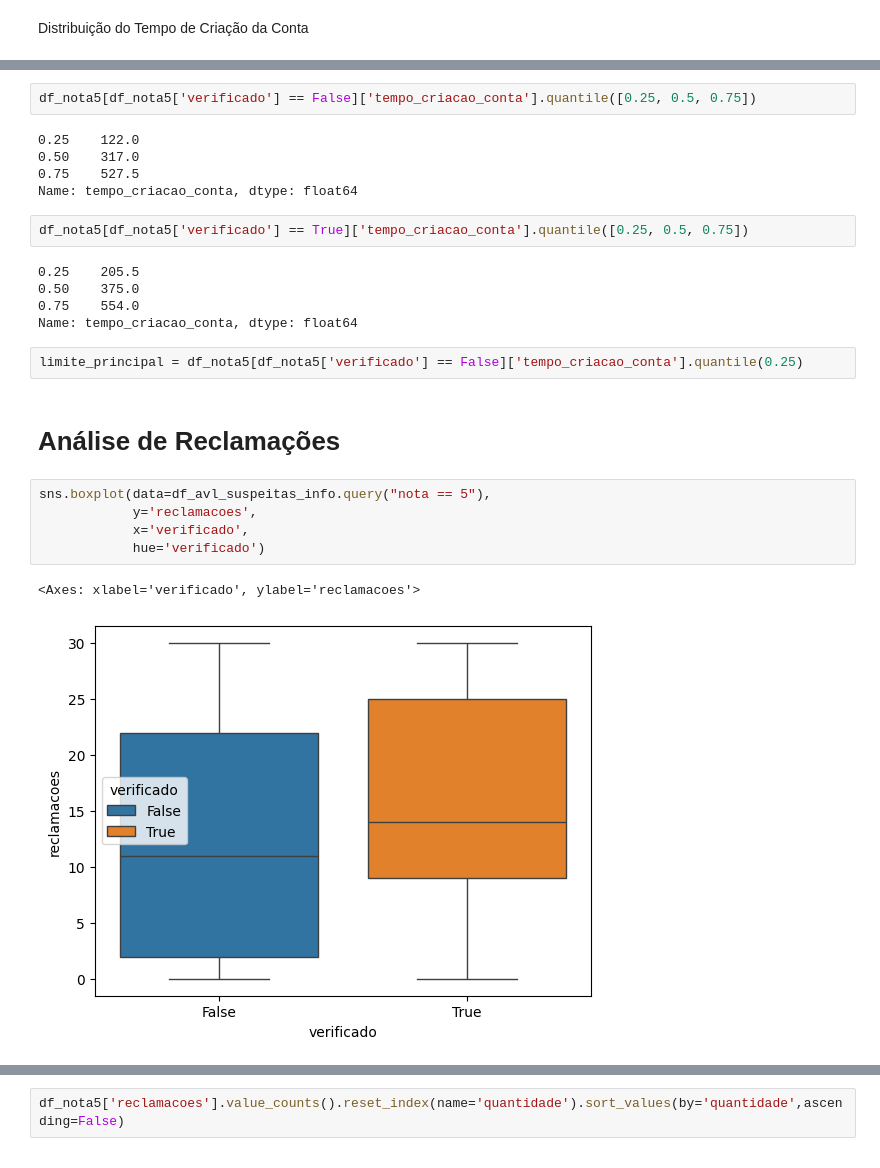
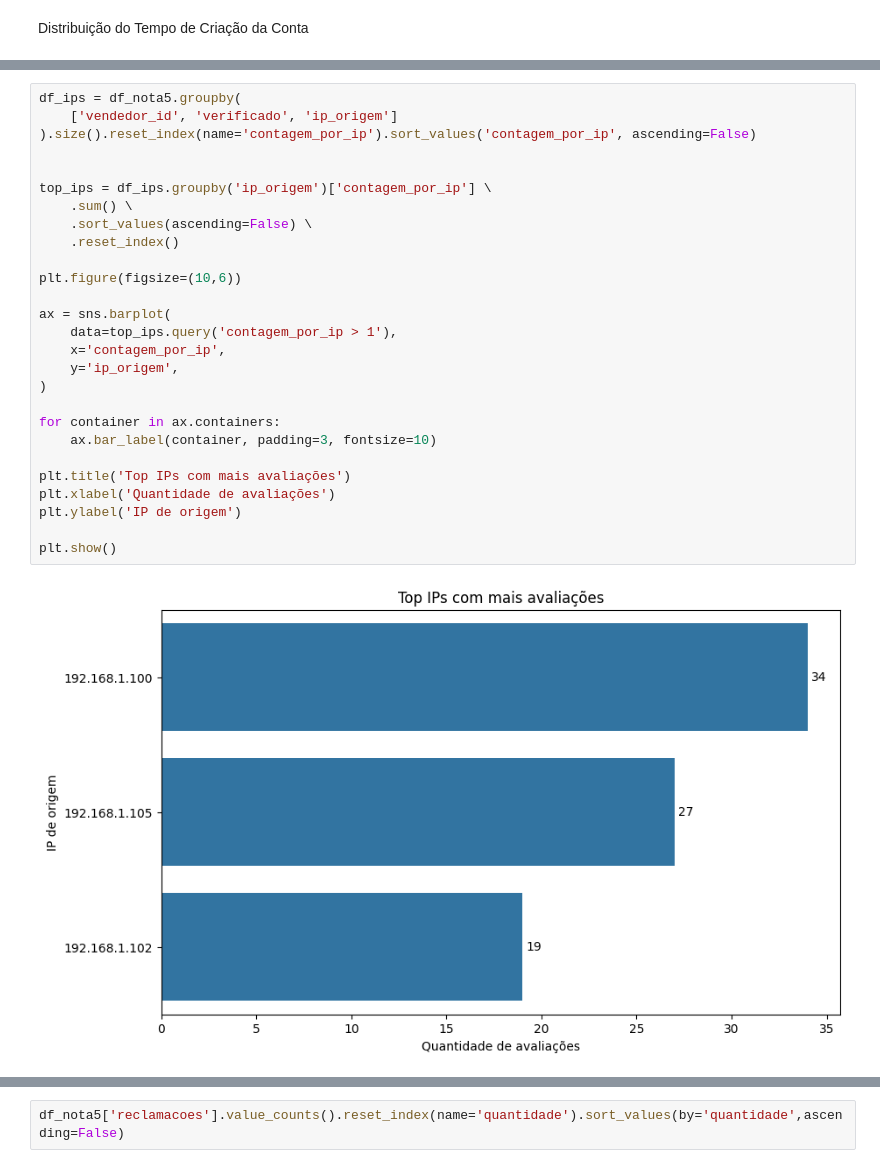
Before and after one commit to AlexDcoder/Opera-o-Marketplace-Fraude-em-E-commerce, a Jupyter notebook: notebooks/base_comparativo.ipynb, the cells around one changed output, grey strips where cells are left out. Saved outputs shown, nothing was run; the diff lists cells and outputs as text.

```diff
--- a/notebooks/base_comparativo.ipynb
+++ b/notebooks/base_comparativo.ipynb
@@ -541,26 +489,29 @@ df_nota5['tempo_criacao_conta'].value_counts().reset_index(name='count').sort_va
-# %%
-df_nota5[df_nota5['verificado'] == False]['tempo_criacao_conta'].quantile([0.25, 0.5, 0.75])
-# %% [output]
-0.25    122.0
-0.50    317.0
-0.75    527.5
-Name: tempo_criacao_conta, dtype: float64
-# %%
-df_nota5[df_nota5['verificado'] == True]['tempo_criacao_conta'].quantile([0.25, 0.5, 0.75])
-# %% [output]
-0.25    205.5
-0.50    375.0
-0.75    554.0
-Name: tempo_criacao_conta, dtype: float64
-# %%
-limite_principal = df_nota5[df_nota5['verificado'] == False]['tempo_criacao_conta'].quantile(0.25)
-# %% [markdown]
-# Análise de Reclamações
-# %%
-sns.boxplot(data=df_avl_suspeitas_info.query("nota == 5"),
-            y='reclamacoes',
-            x='verificado',
-            hue='verificado')
-# %% [output]
-<Axes: xlabel='verificado', ylabel='reclamacoes'>
-[figure, removed]
+# %%
+df_ips = df_nota5.groupby(
+    ['vendedor_id', 'verificado', 'ip_origem']
+).size().reset_index(name='contagem_por_ip').sort_values('contagem_por_ip', ascending=False)
+
+
+top_ips = df_ips.groupby('ip_origem')['contagem_por_ip'] \
+    .sum() \
+    .sort_values(ascending=False) \
+    .reset_index()
+
+plt.figure(figsize=(10,6))
+
+ax = sns.barplot(
+    data=top_ips.query('contagem_por_ip > 1'),
+    x='contagem_por_ip',
+    y='ip_origem',
+)
+
+for container in ax.containers:
+    ax.bar_label(container, padding=3, fontsize=10)
+
+plt.title('Top IPs com mais avaliações')
+plt.xlabel('Quantidade de avaliações')
+plt.ylabel('IP de origem')
+
+plt.show()
+# %% [output]
+[figure, added]
```
Also changed, not shown: parts of 61 cells of this notebook.
